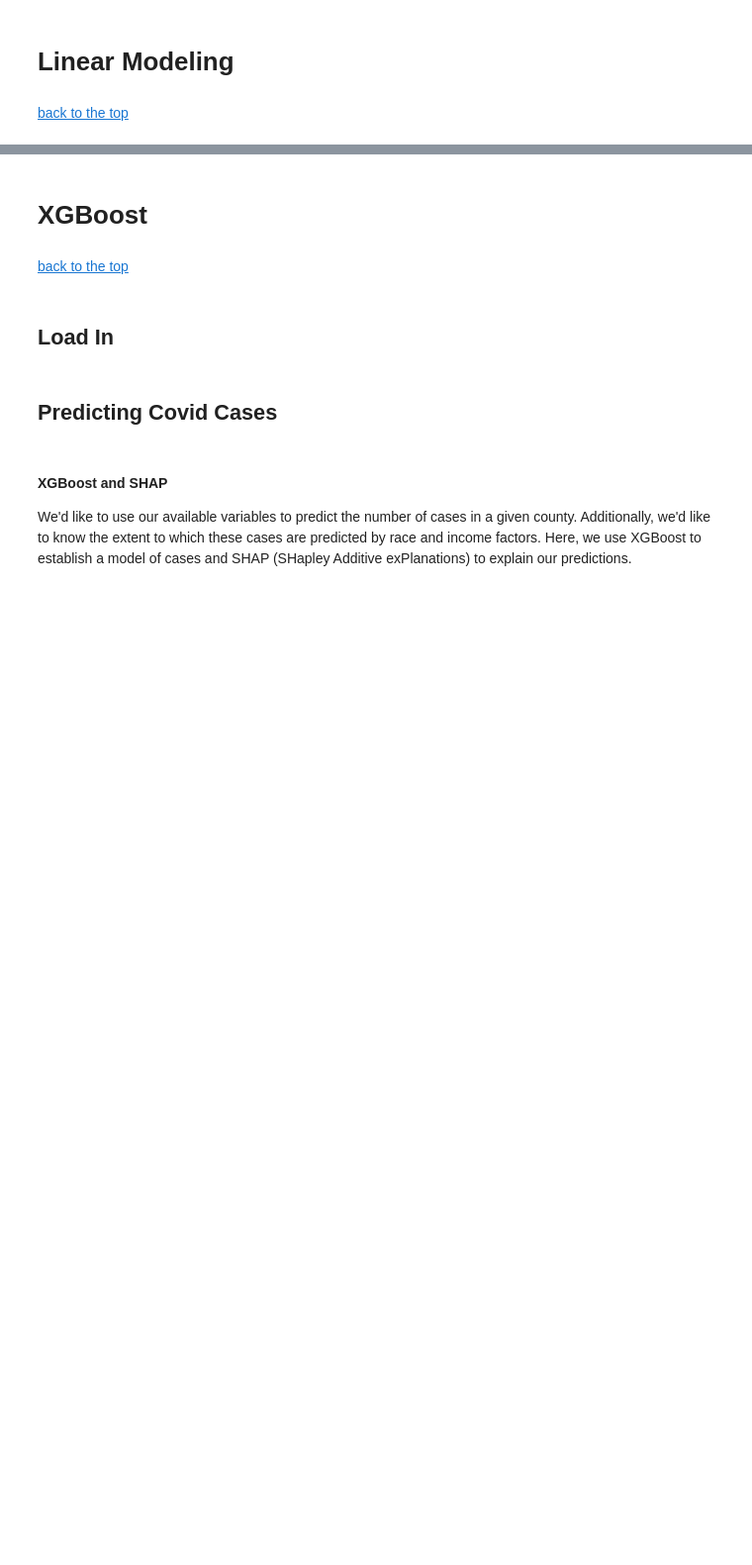
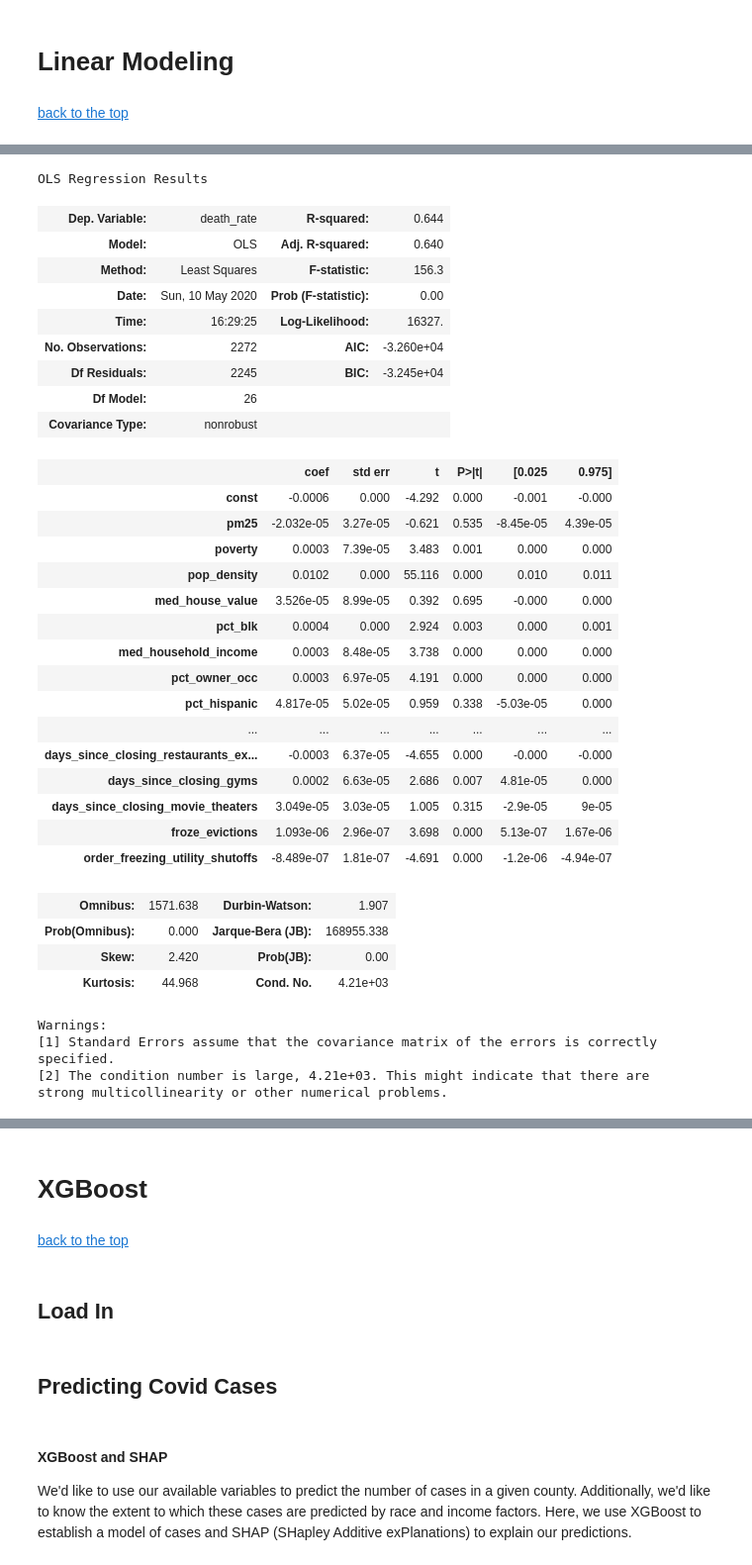
Before and after one commit to jluby/cs109_airpred, a Jupyter notebook: submission.ipynb, the cells around one changed output, grey strips where cells are left out. Shown at 99% size. Saved outputs shown, nothing was run; the diff lists cells and outputs as text; code cells hidden in the pictures; blank space fills up the shorter version.

```diff
--- a/submission.ipynb
+++ b/submission.ipynb
@@ -588,0 +673,37 @@ main_df.to_csv('data/main.csv', index=False)
+# %%
+models[1].summary()
+# %% [output]
+OLS Regression Results
+| Dep. Variable: | death_rate | R-squared: | 0.644 |
+| Model: | OLS | Adj. R-squared: | 0.640 |
+| Method: | Least Squares | F-statistic: | 156.3 |
+| Date: | Sun, 10 May 2020 | Prob (F-statistic): | 0.00 |
+| Time: | 16:29:25 | Log-Likelihood: | 16327. |
+| No. Observations: | 2272 | AIC: | -3.260e+04 |
+| Df Residuals: | 2245 | BIC: | -3.245e+04 |
+| Df Model: | 26 |  |  |
+| Covariance Type: | nonrobust |  |  |
+|  | coef | std err | t | P>|t| | [0.025 | 0.975] |
+| const | -0.0006 | 0.000 | -4.292 | 0.000 | -0.001 | -0.000 |
+| pm25 | -2.032e-05 | 3.27e-05 | -0.621 | 0.535 | -8.45e-05 | 4.39e-05 |
+| poverty | 0.0003 | 7.39e-05 | 3.483 | 0.001 | 0.000 | 0.000 |
+| pop_density | 0.0102 | 0.000 | 55.116 | 0.000 | 0.010 | 0.011 |
+| med_house_value | 3.526e-05 | 8.99e-05 | 0.392 | 0.695 | -0.000 | 0.000 |
+| pct_blk | 0.0004 | 0.000 | 2.924 | 0.003 | 0.000 | 0.001 |
+| med_household_income | 0.0003 | 8.48e-05 | 3.738 | 0.000 | 0.000 | 0.000 |
+| pct_owner_occ | 0.0003 | 6.97e-05 | 4.191 | 0.000 | 0.000 | 0.000 |
+| pct_hispanic | 4.817e-05 | 5.02e-05 | 0.959 | 0.338 | -5.03e-05 | 0.000 |
+| ... | ... | ... | ... | ... | ... | ... |
+| days_since_closing_restaurants_ex... | -0.0003 | 6.37e-05 | -4.655 | 0.000 | -0.000 | -0.000 |
+| days_since_closing_gyms | 0.0002 | 6.63e-05 | 2.686 | 0.007 | 4.81e-05 | 0.000 |
+| days_since_closing_movie_theaters | 3.049e-05 | 3.03e-05 | 1.005 | 0.315 | -2.9e-05 | 9e-05 |
+| froze_evictions | 1.093e-06 | 2.96e-07 | 3.698 | 0.000 | 5.13e-07 | 1.67e-06 |
+| order_freezing_utility_shutoffs | -8.489e-07 | 1.81e-07 | -4.691 | 0.000 | -1.2e-06 | -4.94e-07 |
+| Omnibus: | 1571.638 | Durbin-Watson: | 1.907 |
+| Prob(Omnibus): | 0.000 | Jarque-Bera (JB): | 168955.338 |
+| Skew: | 2.420 | Prob(JB): | 0.00 |
+| Kurtosis: | 44.968 | Cond. No. | 4.21e+03 |
+Warnings:
+[1] Standard Errors assume that the covariance matrix of the errors is correctly specified.
+[2] The condition number is large, 4.21e+03. This might indicate that there are
+strong multicollinearity or other numerical problems.
```
Also changed, not shown: parts of 22 cells of this notebook.
